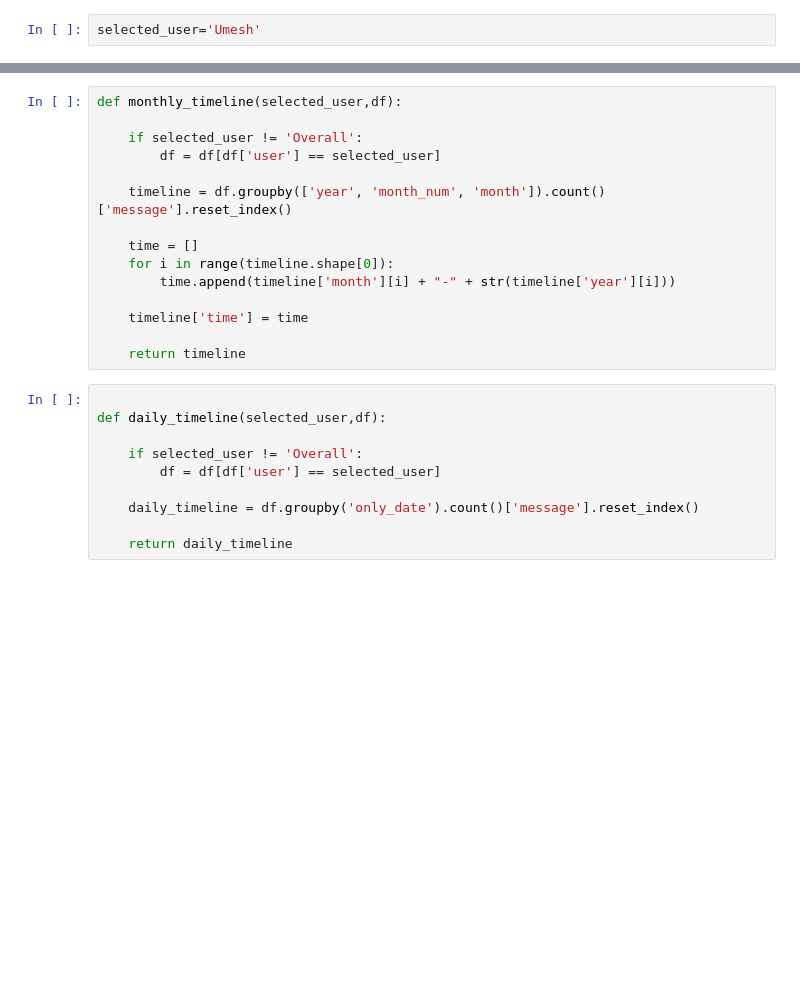
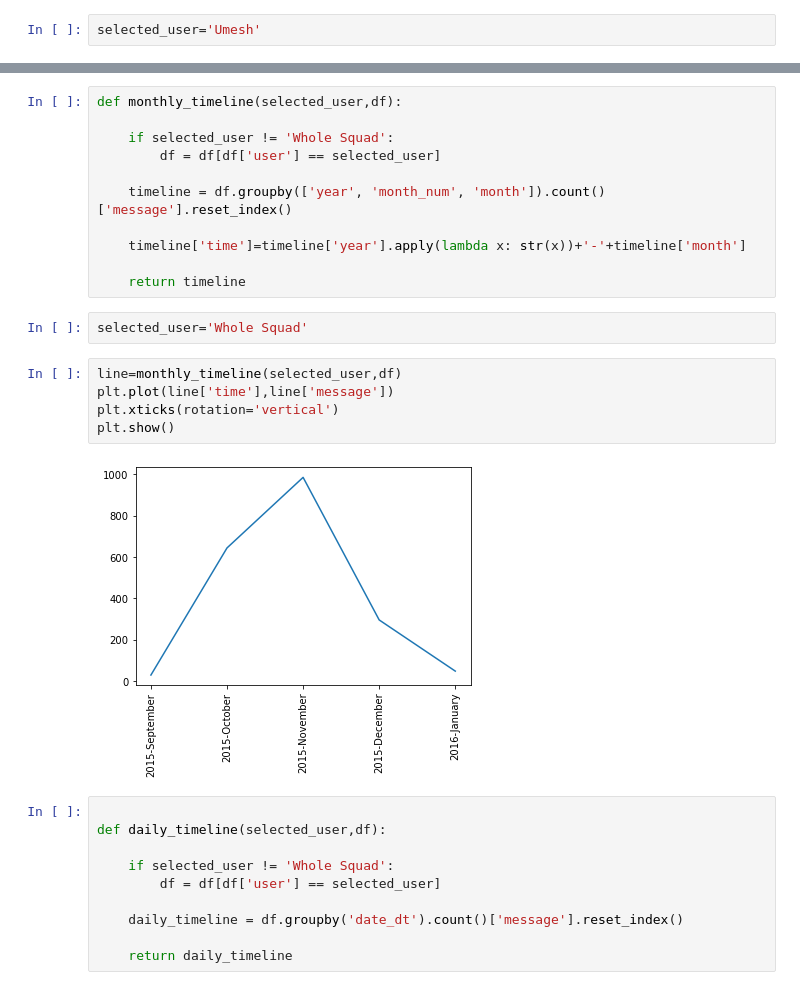
Before and after one commit to NDEVNANI58/whatsapp-Chat-Analysis, a Jupyter notebook: whatsapp-chat-analysis-main/whatsapp-chat-analysis.ipynb, the cells around one changed output, grey strips where cells are left out. Saved outputs shown, nothing was run; the diff lists cells and outputs as text; blank space fills up the shorter version.

```diff
--- a/whatsapp-chat-analysis-main/whatsapp-chat-analysis.ipynb
+++ b/whatsapp-chat-analysis-main/whatsapp-chat-analysis.ipynb
@@ -395,25 +479,30 @@ def emoji_helper(selected_user,df):
 # %%
 def monthly_timeline(selected_user,df):
 
-    if selected_user != 'Overall':
+    if selected_user != 'Whole Squad':
         df = df[df['user'] == selected_user]
 
     timeline = df.groupby(['year', 'month_num', 'month']).count()['message'].reset_index()
 
-    time = []
-    for i in range(timeline.shape[0]):
-        time.append(timeline['month'][i] + "-" + str(timeline['year'][i]))
-
-    timeline['time'] = time
+    timeline['time']=timeline['year'].apply(lambda x: str(x))+'-'+timeline['month']
 
     return timeline
+# %%
+selected_user='Whole Squad'
+# %%
+line=monthly_timeline(selected_user,df)
+plt.plot(line['time'],line['message'])
+plt.xticks(rotation='vertical')
+plt.show()
+# %% [output]
+[figure, added]
 # %%
 
 def daily_timeline(selected_user,df):
 
-    if selected_user != 'Overall':
+    if selected_user != 'Whole Squad':
         df = df[df['user'] == selected_user]
 
-    daily_timeline = df.groupby('only_date').count()['message'].reset_index()
+    daily_timeline = df.groupby('date_dt').count()['message'].reset_index()
 
     return daily_timeline
```
Also changed, not shown: parts of 23 cells of this notebook.
